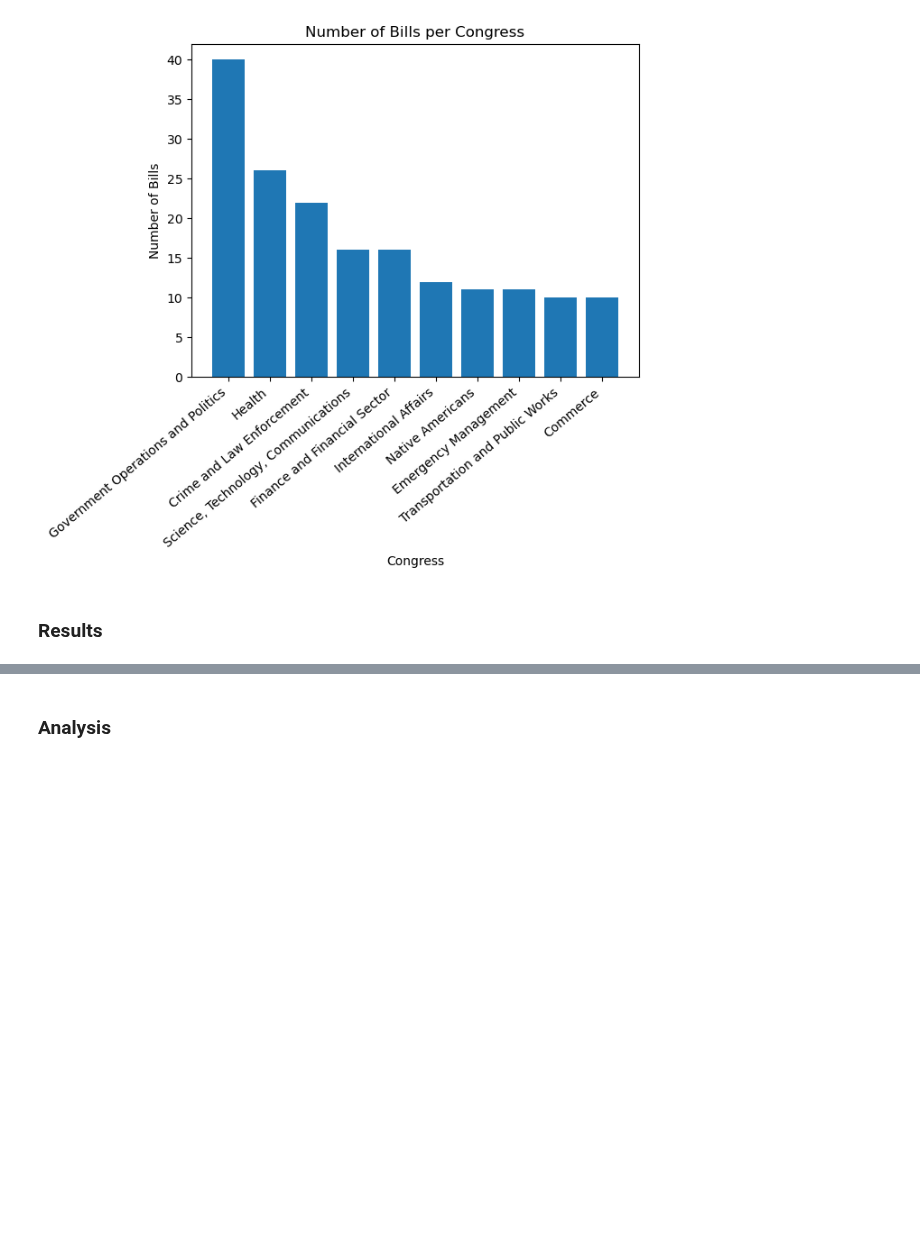
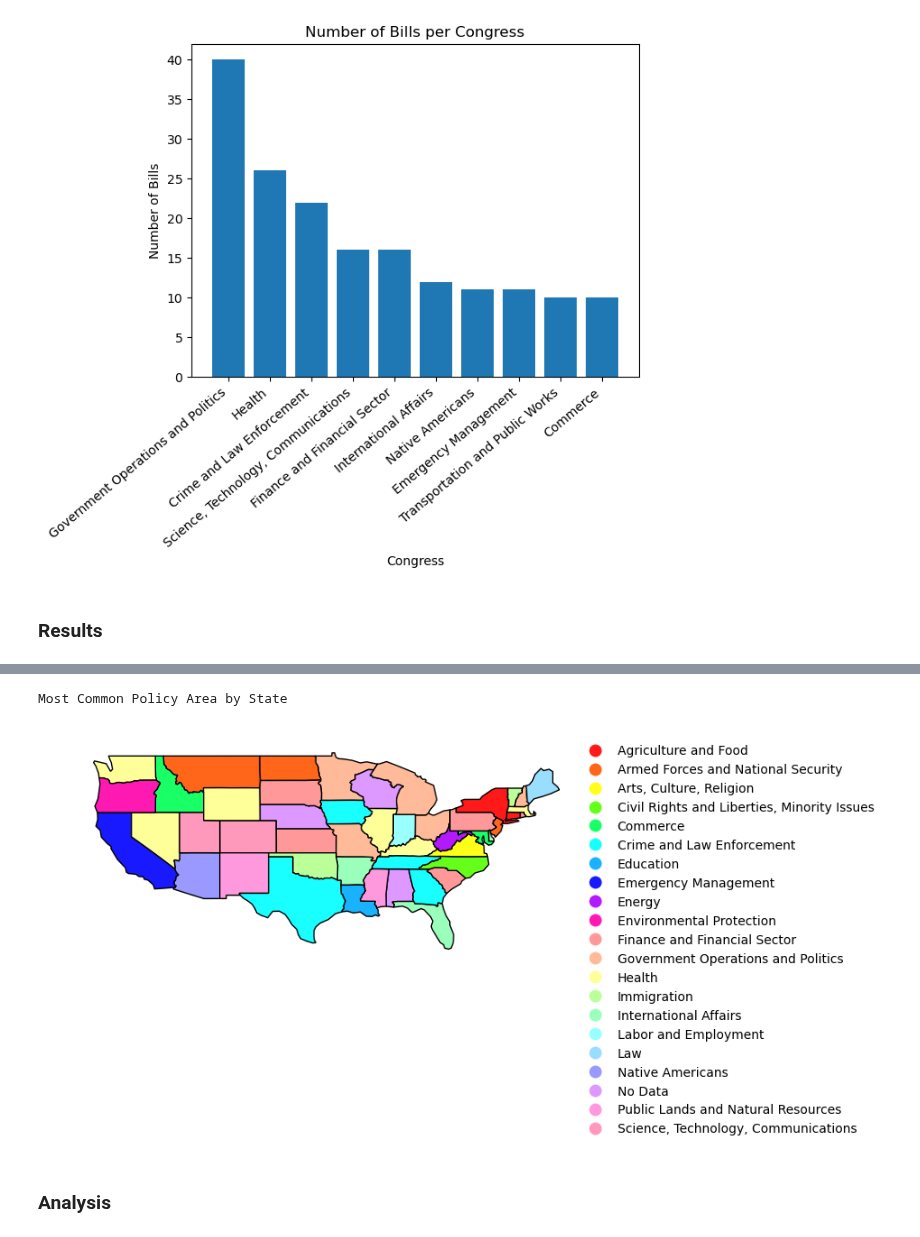
Before and after one commit to mbelanger0/law-subjects, a Jupyter notebook: law_subjects.ipynb, the cells around one changed output, grey strips where cells are left out. Saved outputs shown, nothing was run; the diff lists cells and outputs as text; code cells hidden in the pictures; blank space fills up the shorter version.

Commit message:
Made custom colormap to display all data
Also added a new print function so we can see a dictionary

```diff
--- a/law_subjects.ipynb
+++ b/law_subjects.ipynb
@@ -75,12 +79,55 @@ print("Bill Count by State")
 # %%
 # Most common policy areas per state geoplot
+colors = [
+    "#FF1919",
+    "#FF6619",
+    "#FFB319",
+    "#FFFF19",
+    "#B3FF19",
+    "#66FF19",
+    "#19FF19",
+    "#19FF66",
+    "#19FFB2",
+    "#19FFFF",
+    "#19B2FF",
+    "#1966FF",
+    "#1919FF",
+    "#6619FF",
+    "#B319FF",
+    "#FF19FF",
+    "#FF19B3",
+    "#FF1966",
+    "#FF9999",
+    "#FFBB99",
+    "#FFDD99",
+    "#FFFF99",
+    "#DDFF99",
+    "#BBFF99",
+    "#99FF99",
+    "#99FFBB",
+    "#99FFDD",
+    "#99FFFF",
+    "#99DDFF",
+    "#99BBFF",
+    "#9999FF",
+    "#BB99FF",
+    "#DD99FF",
+    "#FF99FF",
+    "#FF99DD",
+    "#FF99BB",
+    ]
+cmap1 = mpl.colors.ListedColormap(colors,name="newcmap")
+mpl.colormaps.register(cmap=cmap1)
 gplt.choropleth(
     map_data_geoframe,
     hue="policy area",
-    cmap = "tab20",
+    cmap = "newcmap",
     legend = True,
     legend_kwargs={'bbox_to_anchor': (1.5, 1), 'frameon': False},
 )
 print("Most Common Policy Area by State")
+# %% [output]
+Most Common Policy Area by State
+[figure, added]
 # %% [markdown]
 ### Analysis
```
Also changed, not shown: parts of 4 cells of this notebook.
